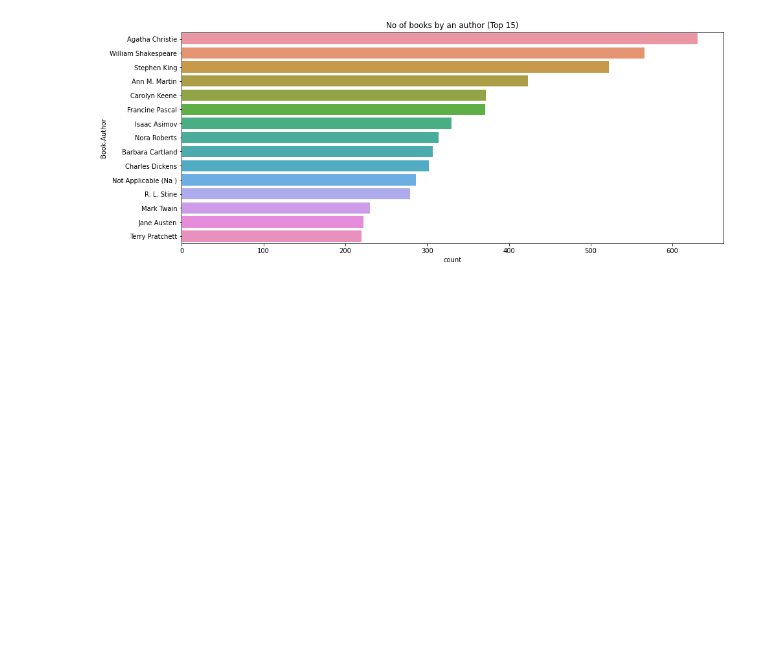
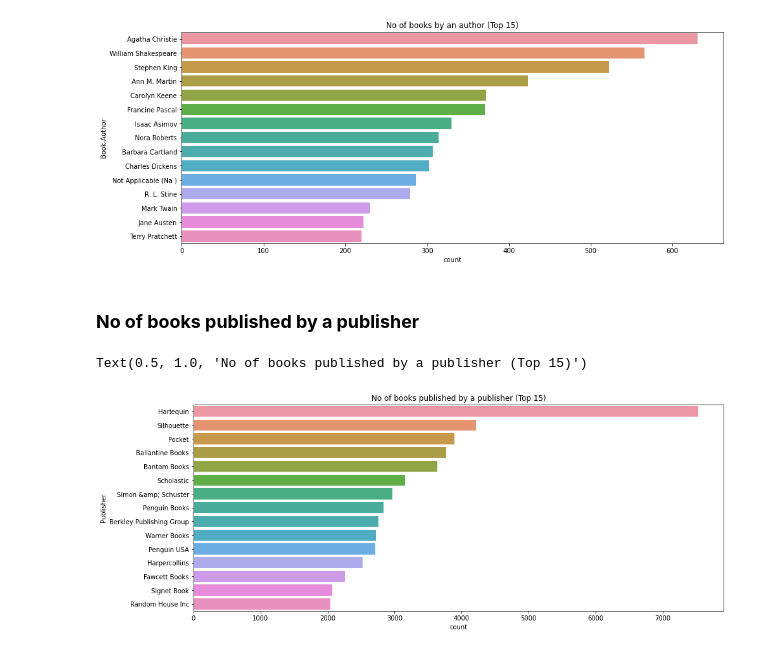
Before and after one commit to Deven876/Book-Recommendation-System, a Jupyter notebook: Book_Recommendation_System.ipynb, the cells around one changed output. Cells and saved outputs as stored; diff of their text form; code cells hidden in the pictures; blank space fills up the shorter version.

Commit message:
no of books published by publications

```diff
--- a/Book_Recommendation_System.ipynb
+++ b/Book_Recommendation_System.ipynb
@@ -592,3 +592,12 @@ plt.title("No of books by an author (Top 15)")
 # %% [output]
 Text(0.5, 1.0, 'No of books by an author (Top 15)')
 [figure]
+# %% [markdown]
+### **No of books published by a publisher**
+# %%
+plt.figure(figsize=(15,6))
+sns.countplot(y="Publisher", data=books,order=books['Publisher'].value_counts().index[0:15])
+plt.title("No of books published by a publisher (Top 15)")
+# %% [output]
+Text(0.5, 1.0, 'No of books published by a publisher (Top 15)')
+[figure, added]
```
